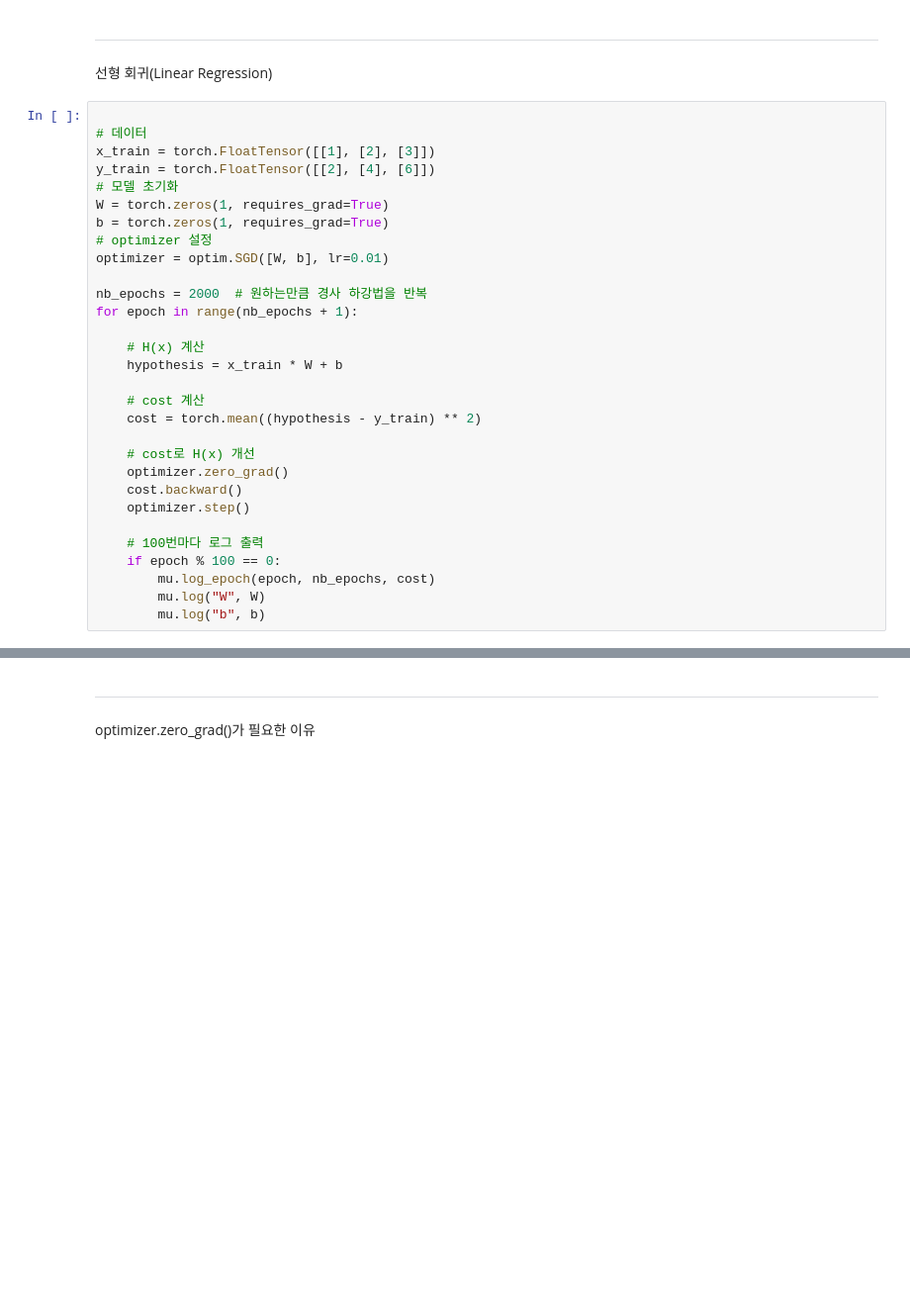
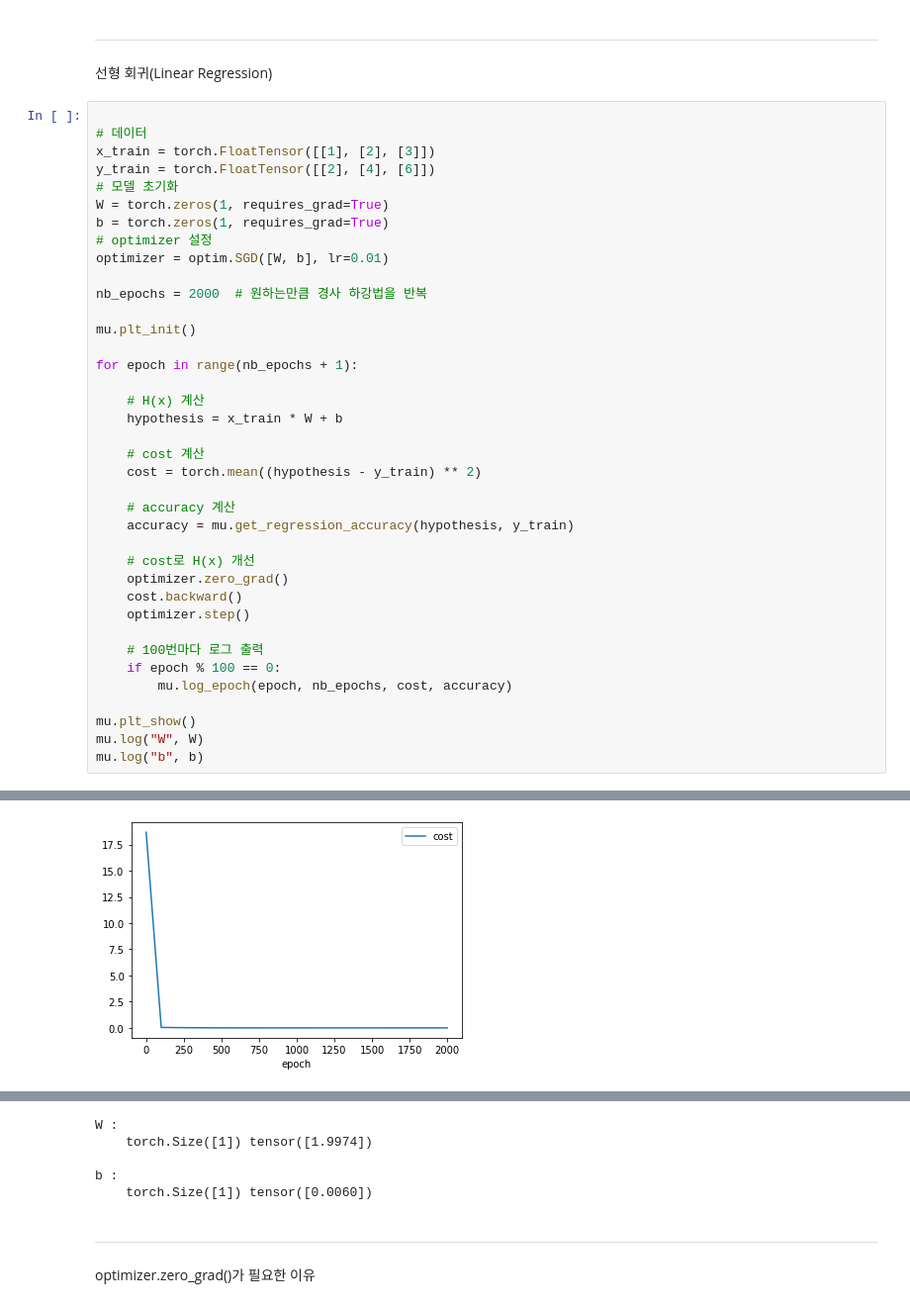
Before and after one commit to HyundongHwang/PyTorchDeepLearningStart, a Jupyter notebook: 0301_linear_regression.ipynb, the cells around one changed output, grey strips where cells are left out. Shown: that part at 99% size. Cells and saved outputs as stored; diff of their text form; blank space fills up the shorter version.

```diff
--- a/0301_linear_regression.ipynb
+++ b/0301_linear_regression.ipynb
@@ -20,6 +20,9 @@ b = torch.zeros(1, requires_grad=True)
 optimizer = optim.SGD([W, b], lr=0.01)
 
 nb_epochs = 2000  # 원하는만큼 경사 하강법을 반복
+
+mu.plt_init()
+
 for epoch in range(nb_epochs + 1):
 
     # H(x) 계산
@@ -28,6 +31,9 @@ for epoch in range(nb_epochs + 1):
     # cost 계산
     cost = torch.mean((hypothesis - y_train) ** 2)
 
+    # accuracy 계산
+    accuracy = mu.get_regression_accuracy(hypothesis, y_train)
+
     # cost로 H(x) 개선
     optimizer.zero_grad()
     cost.backward()
@@ -35,9 +41,11 @@ for epoch in range(nb_epochs + 1):
 
     # 100번마다 로그 출력
     if epoch % 100 == 0:
-        mu.log_epoch(epoch, nb_epochs, cost)
-        mu.log("W", W)
-        mu.log("b", b)
+        mu.log_epoch(epoch, nb_epochs, cost, accuracy)
+
+mu.plt_show()
+mu.log("W", W)
+mu.log("b", b)
 # %% [output]
 --------------------------------------------------------------------------------
 epoch :    0/2000
@@ -58,0 +67 @@ b :
+[figure, added]
@@ -59,3 +69,8 @@ b :
+W :
+    torch.Size([1]) tensor([1.9974])
+
+b :
+    torch.Size([1]) tensor([0.0060])
 # %% [markdown]
 ---
  optimizer.zero_grad()가 필요한 이유
```
Also changed, not shown: parts of 1 cell of this notebook, 36 other files.
